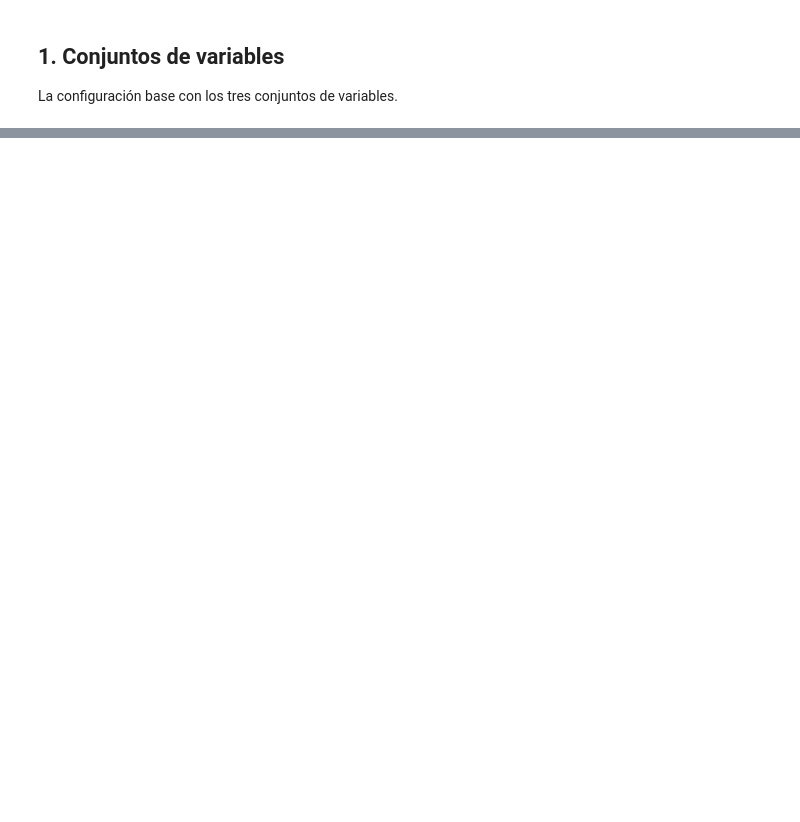
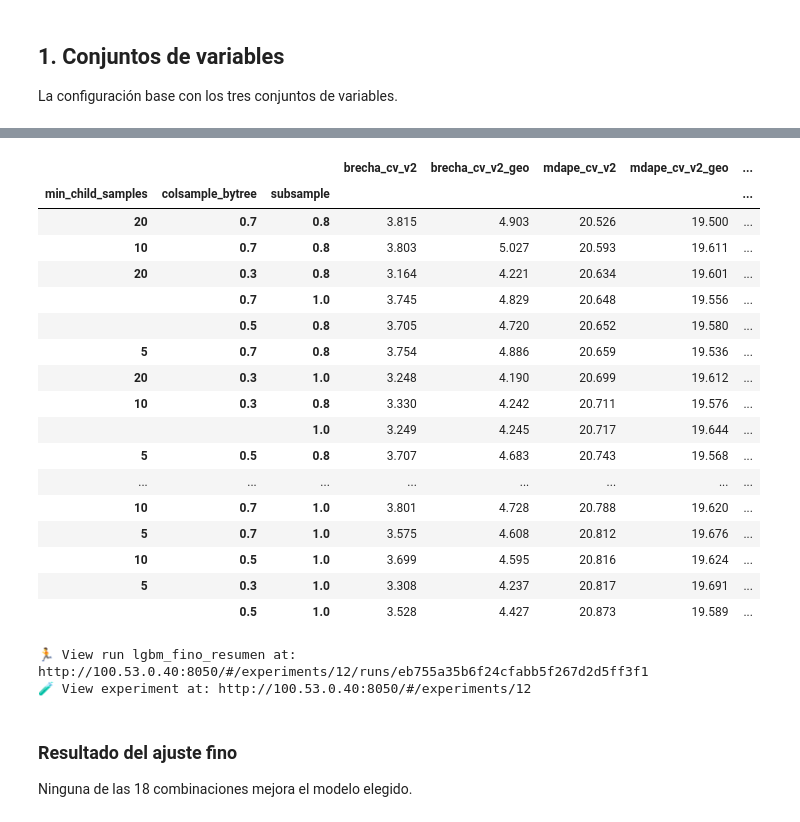
Before and after one commit to EdgarIMR/precios_airbnb_bogota, a Jupyter notebook: notebooks/04_lightgbm.ipynb, the cells around one changed output, grey strips where cells are left out. Cells and saved outputs as stored; diff of their text form; code cells hidden in the pictures; blank space fills up the shorter version.

```diff
--- a/notebooks/04_lightgbm.ipynb
+++ b/notebooks/04_lightgbm.ipynb
@@ -161,0 +328,18 @@ plt.show()
+# %%
+# Decisión
+SELECCION = {
+    "v2":     {"num_leaves": 23, "learning_rate": 0.015},
+    "v2_geo": {"num_leaves": 23, "learning_rate": 0.015},
+}
+
+filas = []
+for version, elegido in SELECCION.items():
+    d = grilla[grilla["conjunto"] == version]
+    fila = d[(d["num_leaves"] == elegido["num_leaves"])
+             & np.isclose(d["learning_rate"], elegido["learning_rate"])]
+    if fila.empty:
+        raise ValueError(f"La combinación {elegido} no está en la malla de {version}")
+    filas.append(fila.iloc[0])
+    print(f"{version:7s} elegido: {elegido} | "
+          f"MdAPE CV {fila.iloc[0]['mdape_cv']:.2f} ± {fila.iloc[0]['mdape_cv_std']:.2f} %")
+seleccionados = pd.DataFrame(filas).set_index("conjunto")
@@ -161,0 +401,50 @@ plt.show()
+# %%
+if EJECUTAR_AJUSTE_FINO:
+    clave = ["min_child_samples", "colsample_bytree", "subsample"]
+    ambos_fino = fino.pivot_table(index=clave, columns="conjunto", values=["mdape_cv", "brecha_cv"])
+    ambos_fino.columns = [f"{m}_{c}" for m, c in ambos_fino.columns]
+    ambos_fino["mdape_cv_promedio"] = ambos_fino[["mdape_cv_v2", "mdape_cv_v2_geo"]].mean(axis=1)
+    ambos_fino["dif_v2_vs_actual"] = ambos_fino["mdape_cv_v2"] - ambos_fino.loc[(20, 0.7, 0.8), "mdape_cv_v2"]
+
+    with pd.option_context("display.max_rows", None):
+        display(ambos_fino.sort_values("mdape_cv_v2").round(3))
+
+    # Resumen en MLflow
+    with tempfile.TemporaryDirectory() as tmp:
+        ruta_csv = os.path.join(tmp, "ajuste_fino_lgbm_cv.csv")
+        fino.to_csv(ruta_csv, index=False)
+        mejor = ambos_fino["mdape_cv_v2"].idxmin()
+        registrar_corrida(
+            "lgbm_fino_resumen",
+            {**ELEGIDO, "min_child_samples": str(min_hijos),
+             "colsample_bytree": str(fracciones_variables), "subsample": str(submuestras)},
+            {"mejor_mdape_cv_v2": float(ambos_fino["mdape_cv_v2"].min()),
+             "mdape_cv_v2_actual": float(ambos_fino.loc[(20, 0.7, 0.8), "mdape_cv_v2"])},
+            artefactos=[ruta_csv],
+            tags={"autor": AUTOR, "modelo": "Resumen", "etapa": "validacion_cruzada"},
+        )
+# %% [output]
+|  |  |  | brecha_cv_v2 | brecha_cv_v2_geo | mdape_cv_v2 | mdape_cv_v2_geo | ... |
+| min_child_samples | colsample_bytree | subsample |  |  |  |  | ... |
+| 20 | 0.7 | 0.8 | 3.815 | 4.903 | 20.526 | 19.500 | ... |
+| 10 | 0.7 | 0.8 | 3.803 | 5.027 | 20.593 | 19.611 | ... |
+| 20 | 0.3 | 0.8 | 3.164 | 4.221 | 20.634 | 19.601 | ... |
+|  | 0.7 | 1.0 | 3.745 | 4.829 | 20.648 | 19.556 | ... |
+|  | 0.5 | 0.8 | 3.705 | 4.720 | 20.652 | 19.580 | ... |
+| 5 | 0.7 | 0.8 | 3.754 | 4.886 | 20.659 | 19.536 | ... |
+| 20 | 0.3 | 1.0 | 3.248 | 4.190 | 20.699 | 19.612 | ... |
+| 10 | 0.3 | 0.8 | 3.330 | 4.242 | 20.711 | 19.576 | ... |
+|  |  | 1.0 | 3.249 | 4.245 | 20.717 | 19.644 | ... |
+| 5 | 0.5 | 0.8 | 3.707 | 4.683 | 20.743 | 19.568 | ... |
+| ... | ... | ... | ... | ... | ... | ... | ... |
+| 10 | 0.7 | 1.0 | 3.801 | 4.728 | 20.788 | 19.620 | ... |
+| 5 | 0.7 | 1.0 | 3.575 | 4.608 | 20.812 | 19.676 | ... |
+| 10 | 0.5 | 1.0 | 3.699 | 4.595 | 20.816 | 19.624 | ... |
+| 5 | 0.3 | 1.0 | 3.308 | 4.237 | 20.817 | 19.691 | ... |
+|  | 0.5 | 1.0 | 3.528 | 4.427 | 20.873 | 19.589 | ... |
+🏃 View run lgbm_fino_resumen at: http://100.53.0.40:8050/#/experiments/12/runs/eb755a35b6f24cfabb5f267d2d5ff3f1
+🧪 View experiment at: http://100.53.0.40:8050/#/experiments/12
+# %% [markdown]
+### Resultado del ajuste fino
+
+Ninguna de las 18 combinaciones mejora el modelo elegido.
```
Also changed, not shown: parts of 24 cells of this notebook.
